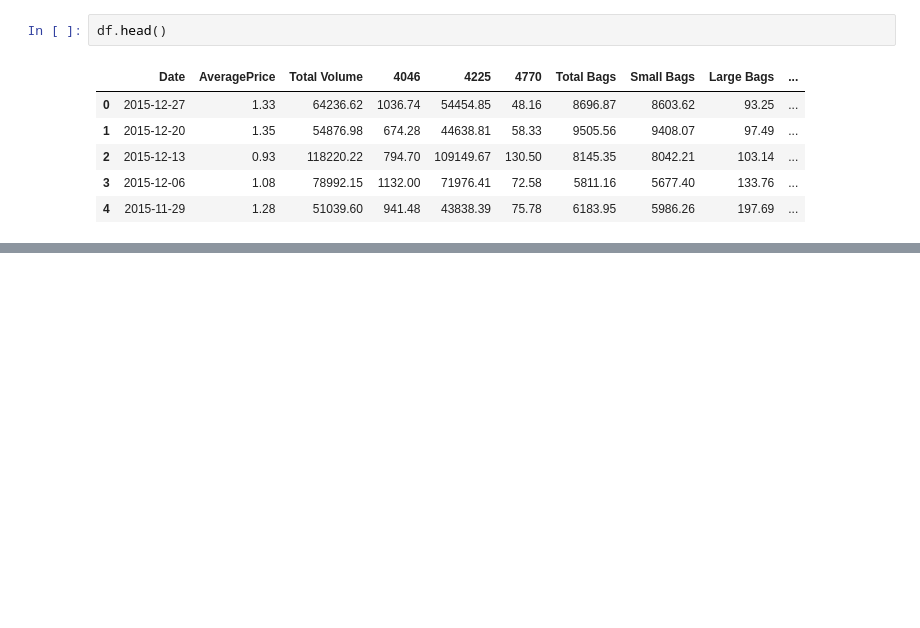
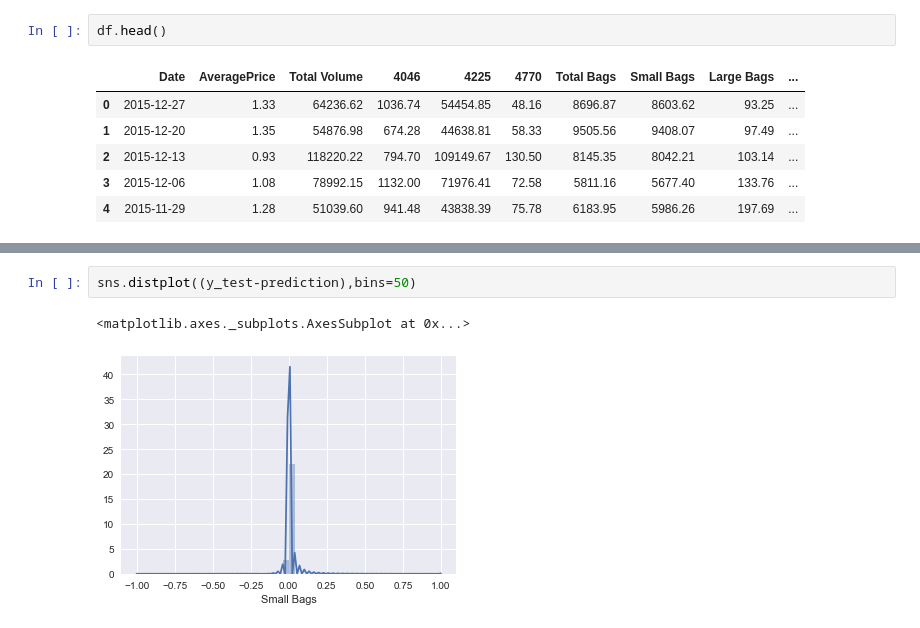
Before and after one commit to kevkevs/MOSTEC-Machine-Learning, a Jupyter notebook: Avocado Project.ipynb, the cells around one changed output, grey strips where cells are left out. Saved outputs shown, nothing was run; the diff lists cells and outputs as text; blank space fills up the shorter version.

```diff
--- a/Avocado Project.ipynb
+++ b/Avocado Project.ipynb
@@ -17,0 +78,5 @@ df.head()
+# %%
+sns.distplot((y_test-prediction),bins=50)
+# %% [output]
+<matplotlib.axes._subplots.AxesSubplot at 0x...>
+[figure, added]
```
Also changed, not shown: parts of 14 cells of this notebook.
